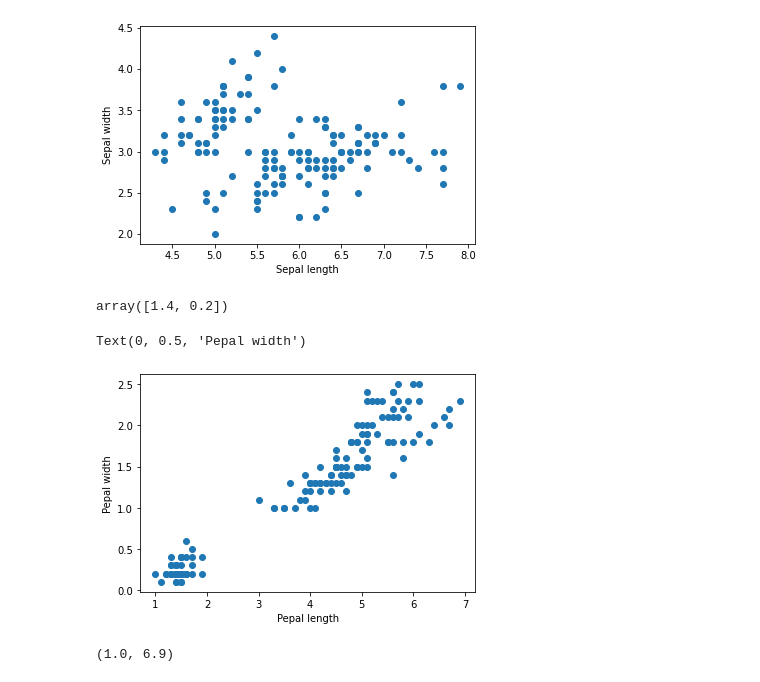
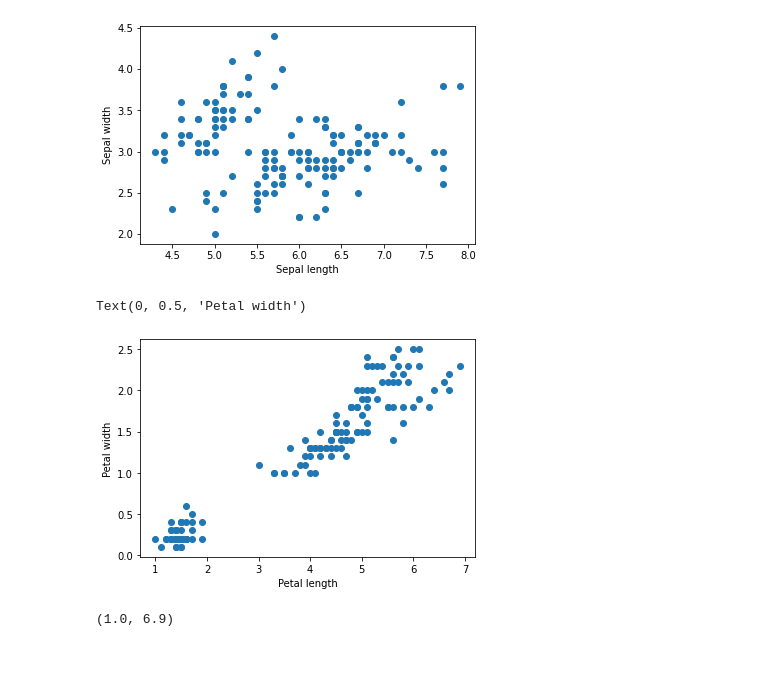
Before and after one commit to Xeveq/jupyter-ds-kmeans, a Jupyter notebook: kmeans.ipynb, the cells around one changed output. Saved outputs shown, nothing was run; the diff lists cells and outputs as text; code cells hidden in the pictures.

```diff
--- a/kmeans.ipynb
+++ b/kmeans.ipynb
@@ -98,17 +36,13 @@ plt.ylabel("Sepal width")
 # %% [output]
 Text(0, 0.5, 'Sepal width')
 [figure]
-# %%
-petal_len_width[0]
-# %% [output]
-array([1.4, 0.2])
 # %%
 plt.scatter(petal_len_width[:, 0], petal_len_width[:, 1])
-plt.xlabel("Pepal length")
-plt.ylabel("Pepal width")
+plt.xlabel("Petal length")
+plt.ylabel("Petal width")
 # %% [output]
-Text(0, 0.5, 'Pepal width')
+Text(0, 0.5, 'Petal width')
-[figure, old version]
+[figure, new version]
 # %%
 min(petal_len_width[:, 0]), max(petal_len_width[:, 0])
 # %% [output]
```
Also changed, not shown: parts of 13 cells of this notebook.
